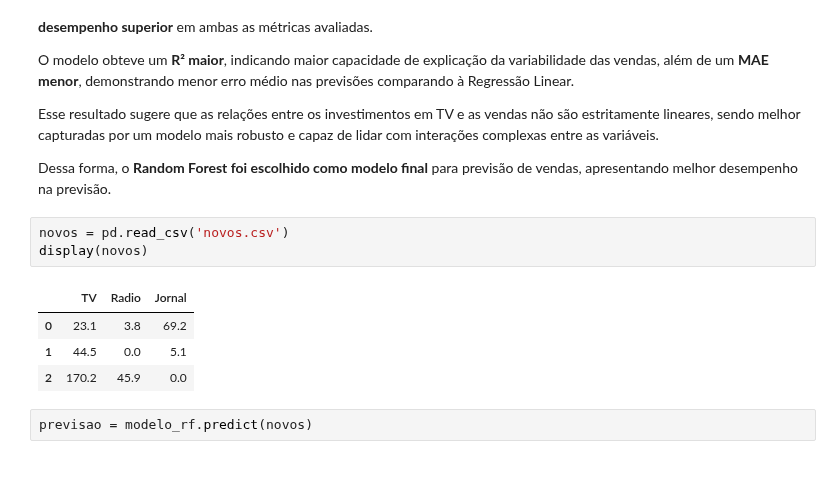
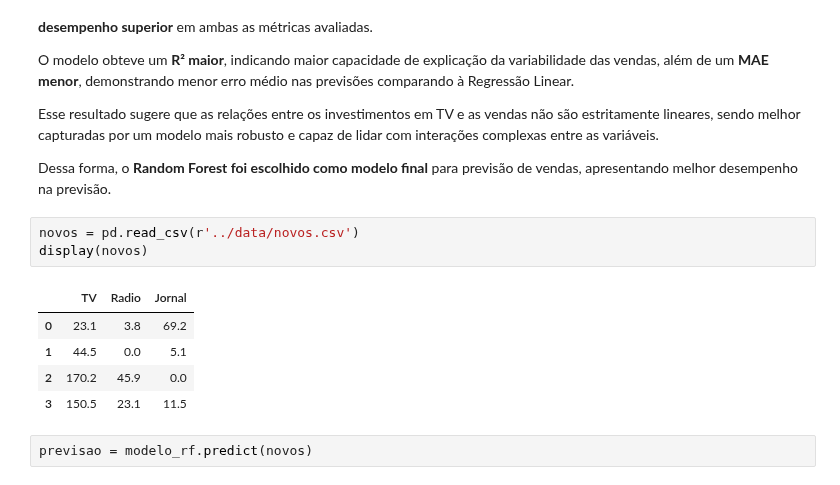
Before and after one commit to FelipeGhensevPeres/Sales-Prediction-ML, a Jupyter notebook: notebooks/main.ipynb, the cells around one changed output. Drawn from its saved outputs; the diff is of its cells as text.

```diff
--- a/notebooks/main.ipynb
+++ b/notebooks/main.ipynb
@@ -229,13 +229,14 @@ Esse resultado sugere que as relações entre os investimentos em TV e as vendas
 
 Dessa forma, o **Random Forest foi escolhido como modelo final** para previsão de vendas, apresentando melhor desempenho na previsão.
 # %%
-novos = pd.read_csv('novos.csv')
+novos = pd.read_csv(r'../data/novos.csv')
 display(novos)
 # %% [output]
 |  | TV | Radio | Jornal |
 | 0 | 23.1 | 3.8 | 69.2 |
 | 1 | 44.5 | 0.0 | 5.1 |
 | 2 | 170.2 | 45.9 | 0.0 |
+| 3 | 150.5 | 23.1 | 11.5 |
 # %%
 previsao = modelo_rf.predict(novos)
 # %%
```
Also changed, not shown: parts of 4 cells of this notebook.
